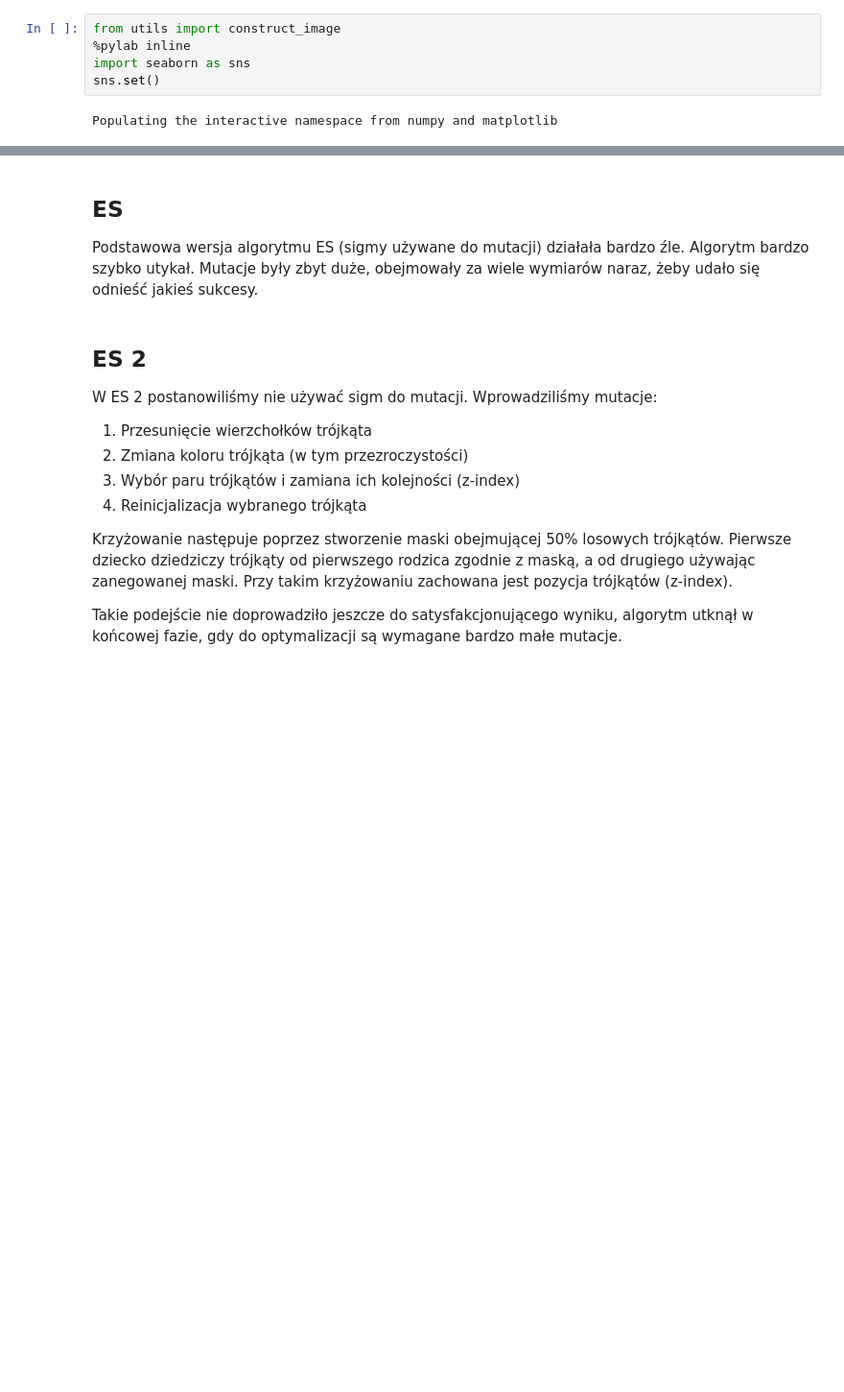
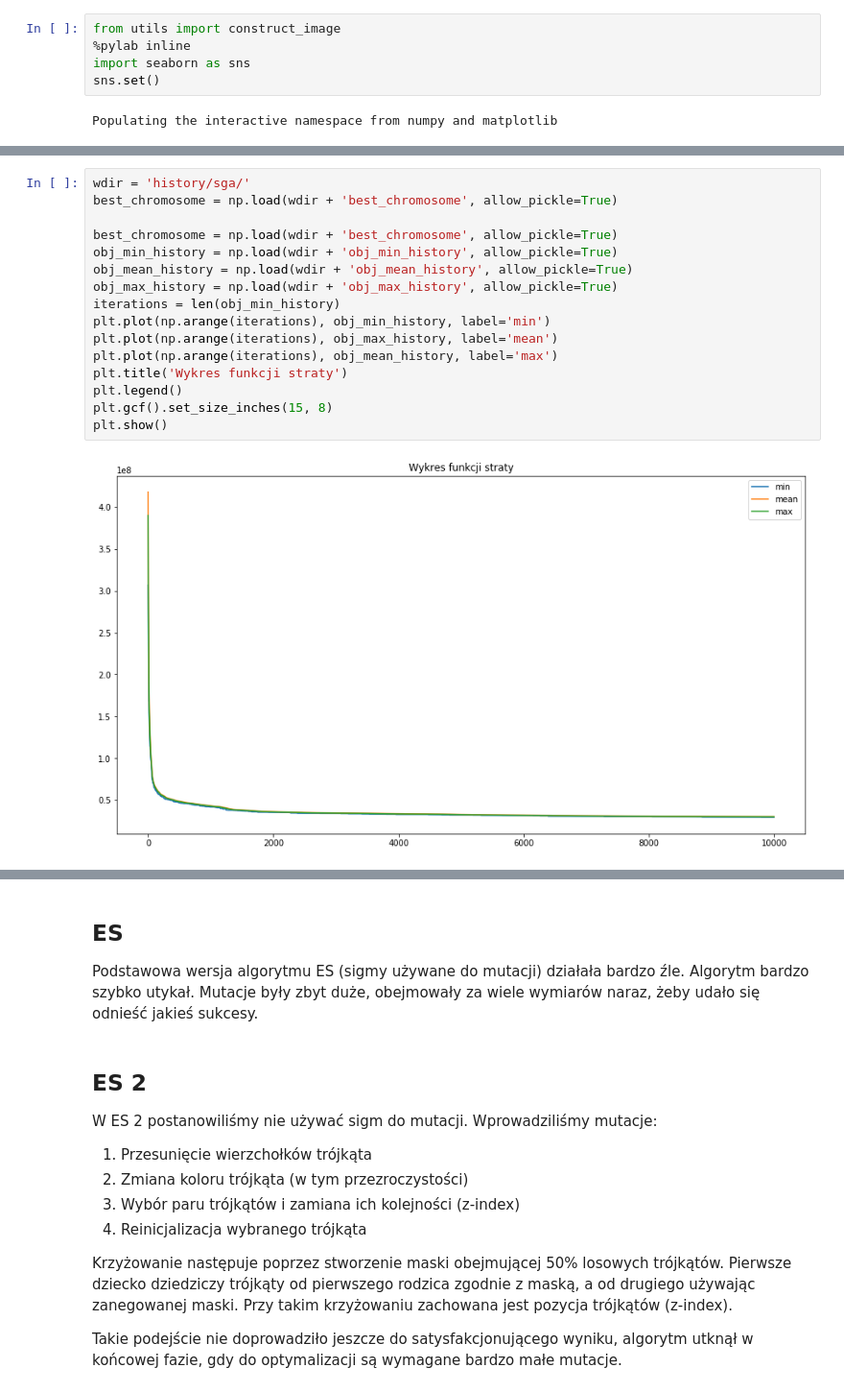
Before and after one commit to jsierp/evolving-images, a Jupyter notebook: show.ipynb, the cells around one changed output, grey strips where cells are left out. Shown at 96% size. Drawn from its saved outputs; the diff is of its cells as text; blank space fills up the shorter version.

```diff
--- a/show.ipynb
+++ b/show.ipynb
@@ -16 +64,19 @@ Populating the interactive namespace from numpy and matplotlib
+# %%
+wdir = 'history/sga/'
+best_chromosome = np.load(wdir + 'best_chromosome', allow_pickle=True)
+
+best_chromosome = np.load(wdir + 'best_chromosome', allow_pickle=True)
+obj_min_history = np.load(wdir + 'obj_min_history', allow_pickle=True)
+obj_mean_history = np.load(wdir + 'obj_mean_history', allow_pickle=True)
+obj_max_history = np.load(wdir + 'obj_max_history', allow_pickle=True)
+iterations = len(obj_min_history)
+plt.plot(np.arange(iterations), obj_min_history, label='min')
+plt.plot(np.arange(iterations), obj_max_history, label='mean')
+plt.plot(np.arange(iterations), obj_mean_history, label='max')
+plt.title('Wykres funkcji straty')
+plt.legend()
+plt.gcf().set_size_inches(15, 8)
+plt.show()
+# %% [output]
+[figure, added]
 # %% [markdown]
```
Also changed, not shown: parts of 7 cells of this notebook, 5 other files.
